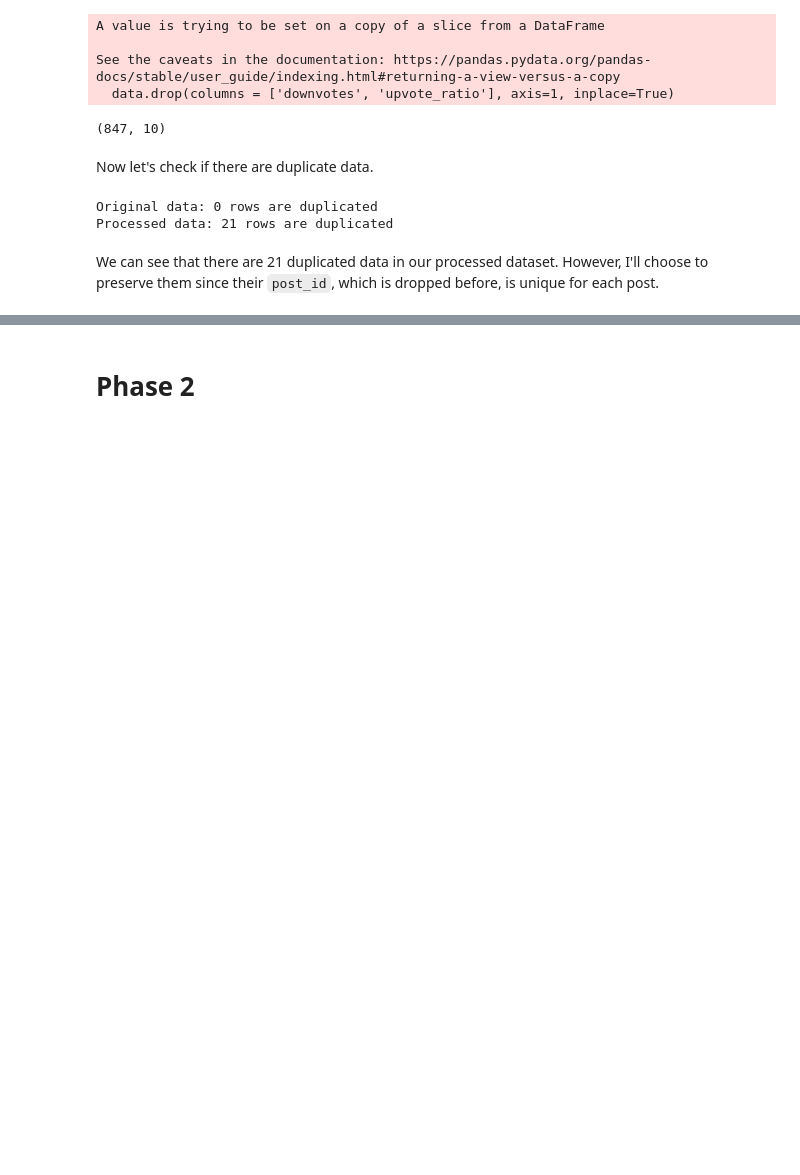
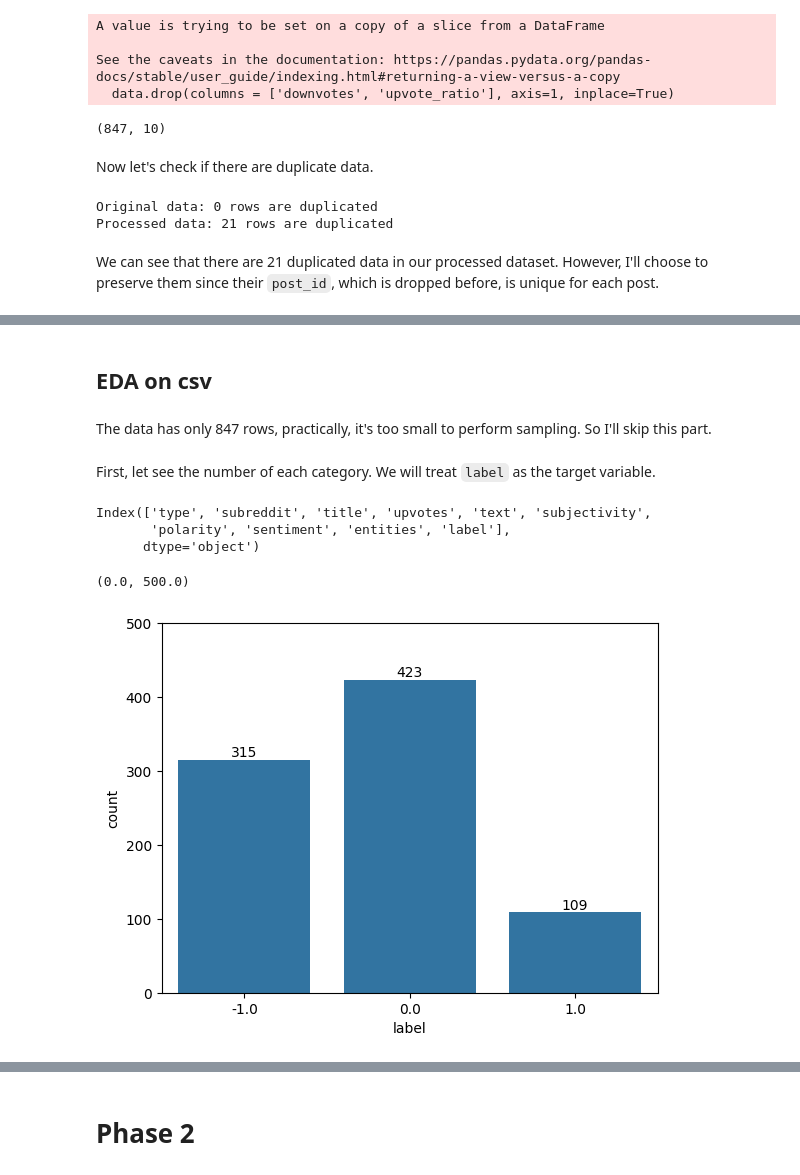
Before and after one commit to omeiLab/DM2025-Lab1-Exercise, a Jupyter notebook: DM2025-Lab1-Homework.ipynb, the cells around one changed output, grey strips where cells are left out. Saved outputs shown, nothing was run; the diff lists cells and outputs as text; code cells hidden in the pictures; blank space fills up the shorter version.

```diff
--- a/DM2025-Lab1-Homework.ipynb
+++ b/DM2025-Lab1-Homework.ipynb
@@ -170,0 +185,22 @@ We can see that there are 21 duplicated data in our processed dataset. However,
+# %% [markdown]
+## EDA on csv
+# %% [markdown]
+The data has only 847 rows, practically, it's too small to perform sampling. So I'll skip this part.
+# %% [markdown]
+First, let see the number of each category. We will treat `label` as the target variable.
+# %%
+data.columns
+# %% [output]
+Index(['type', 'subreddit', 'title', 'upvotes', 'text', 'subjectivity',
+       'polarity', 'sentiment', 'entities', 'label'],
+      dtype='object')
+# %%
+# count the number of each label in the dataset
+ax = sns.countplot(data=data, x='label')
+for container in ax.containers:
+    ax.bar_label(container)
+
+ax.set_ylim(0, 500)
+# %% [output]
+(0.0, 500.0)
+[figure, added]
```
Also changed, not shown: parts of 21 cells of this notebook.
